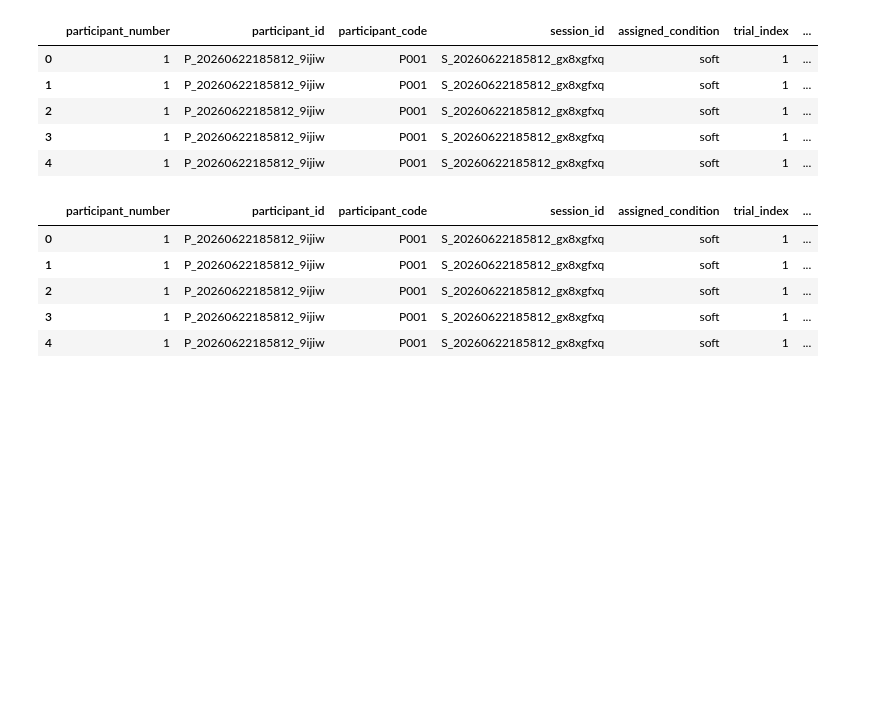
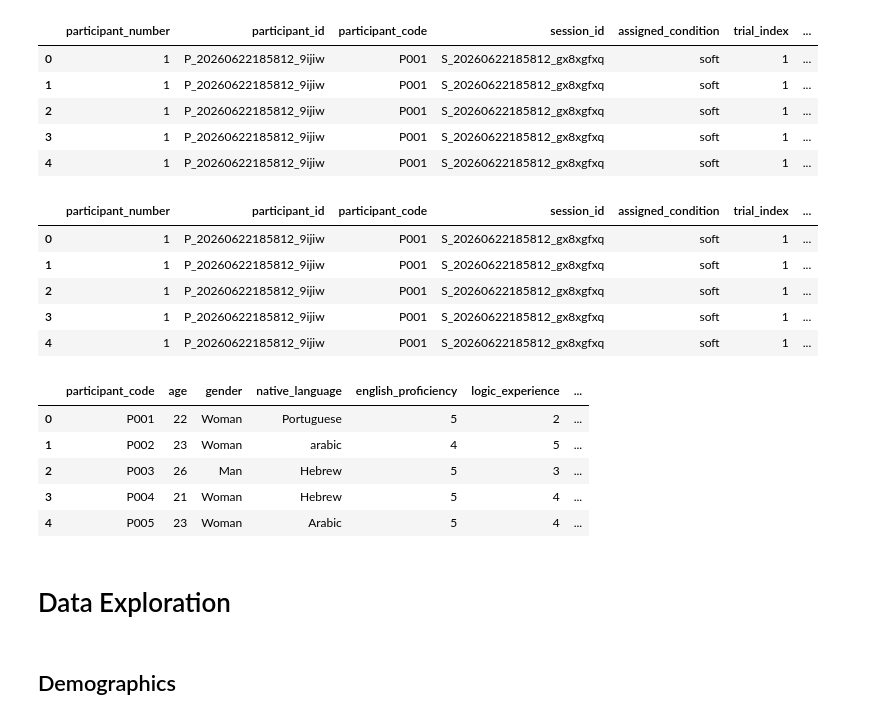
Before and after one commit to haThomas3/Metacognition_experiment-, a Jupyter notebook: analysis.ipynb, the cells around one changed output. Cells and saved outputs as stored; diff of their text form; code cells hidden in the pictures; blank space fills up the shorter version.

```diff
--- a/analysis.ipynb
+++ b/analysis.ipynb
@@ -116,3 +142,12 @@ df_mouse.head()
 | 2 | 1 | P_20260622185812_9ijiw | P001 | S_20260622185812_gx8xgfxq | soft | 1 | ... |
 | 3 | 1 | P_20260622185812_9ijiw | P001 | S_20260622185812_gx8xgfxq | soft | 1 | ... |
 | 4 | 1 | P_20260622185812_9ijiw | P001 | S_20260622185812_gx8xgfxq | soft | 1 | ... |
+# %%
+df_demographics.head()
+# %% [output]
+|  | participant_code | age | gender | native_language | english_proficiency | logic_experience | ... |
+| 0 | P001 | 22 | Woman | Portuguese | 5 | 2 | ... |
+| 1 | P002 | 23 | Woman | arabic | 4 | 5 | ... |
+| 2 | P003 | 26 | Man | Hebrew | 5 | 3 | ... |
+| 3 | P004 | 21 | Woman | Hebrew | 5 | 4 | ... |
+| 4 | P005 | 23 | Woman | Arabic | 5 | 4 | ... |
@@ -118,0 +157,4 @@ df_mouse.head()
+# %% [markdown]
+# Data Exploration
+# %% [markdown]
+## Demographics
```
Also changed, not shown: parts of 8 cells of this notebook.
